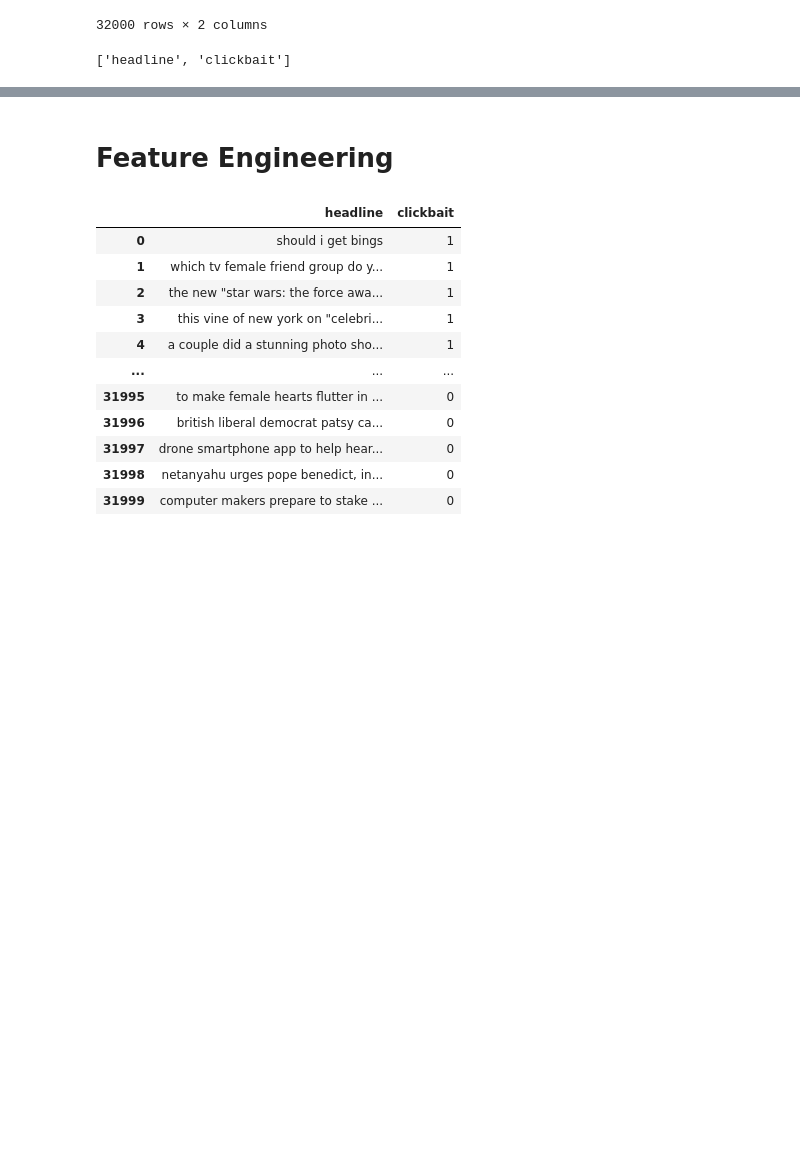
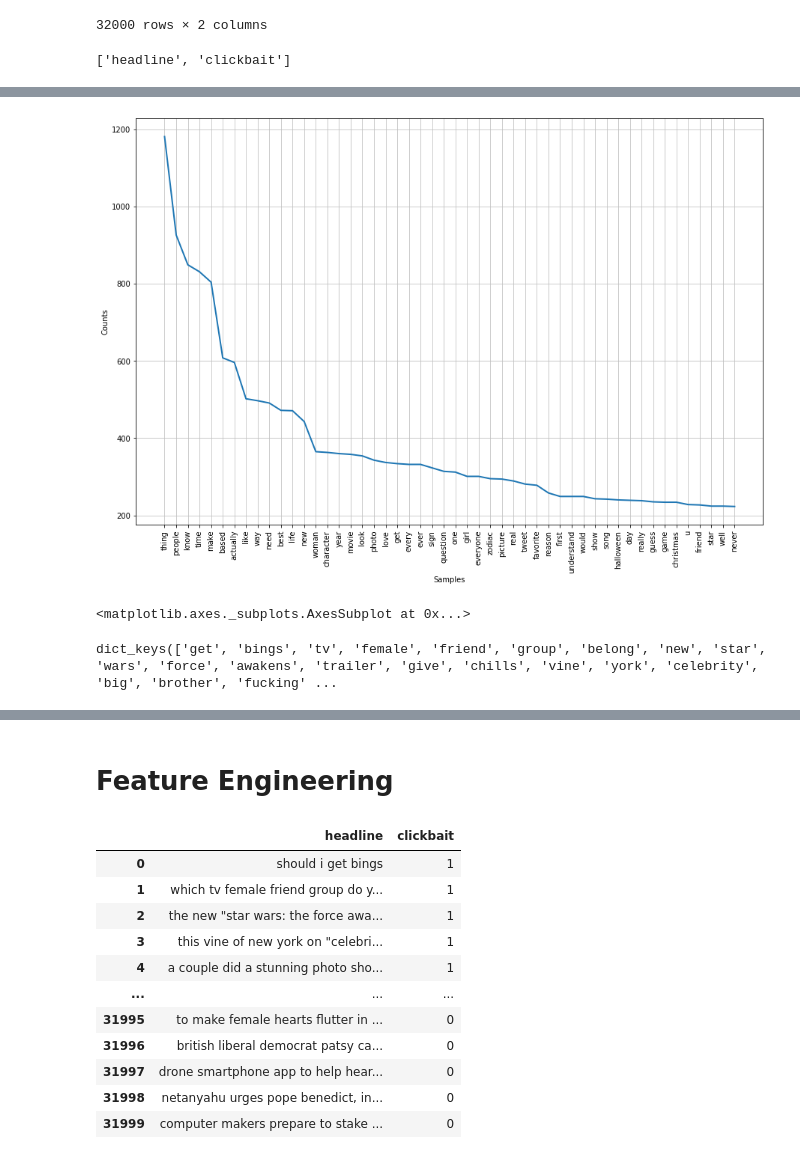
Before and after one commit to tjkim614/clickbait_headline_detector, a Jupyter notebook: 2_scrub.ipynb, the cells around one changed output, grey strips where cells are left out. Drawn from its saved outputs; the diff is of its cells as text; code cells hidden in the pictures; blank space fills up the shorter version.

```diff
--- a/2_scrub.ipynb
+++ b/2_scrub.ipynb
@@ -132,0 +109,15 @@ list(tokenized_data.loc[tokenized_data['clickbait'] == 1]['headline'])
+# %%
+from nltk.stem import WordNetLemmatizer
+lemmatizer = WordNetLemmatizer()
+# %%
+lemmatized_cb_nn=[]
+for w in nonnum_in_cb:
+    lemmatized_cb_nn.append(lemmatizer.lemmatize(w))
+# %%
+lemmatized_cb_nn_fdist = FreqDist(lemmatized_cb_nn)
+# %%
+plt.figure(figsize=(15,10))
+lemmatized_cb_nn_fdist.plot(50)
+# %% [output]
+[figure, added]
+<matplotlib.axes._subplots.AxesSubplot at 0x...>
@@ -132,0 +128,4 @@ list(tokenized_data.loc[tokenized_data['clickbait'] == 1]['headline'])
+# %%
+fdist.keys()
+# %% [output]
+dict_keys(['get', 'bings', 'tv', 'female', 'friend', 'group', 'belong', 'new', 'star', 'wars', 'force', 'awakens', 'trailer', 'give', 'chills', 'vine', 'york', 'celebrity', 'big', 'brother', 'fucking' ...
```
Also changed, not shown: parts of 20 cells of this notebook.
